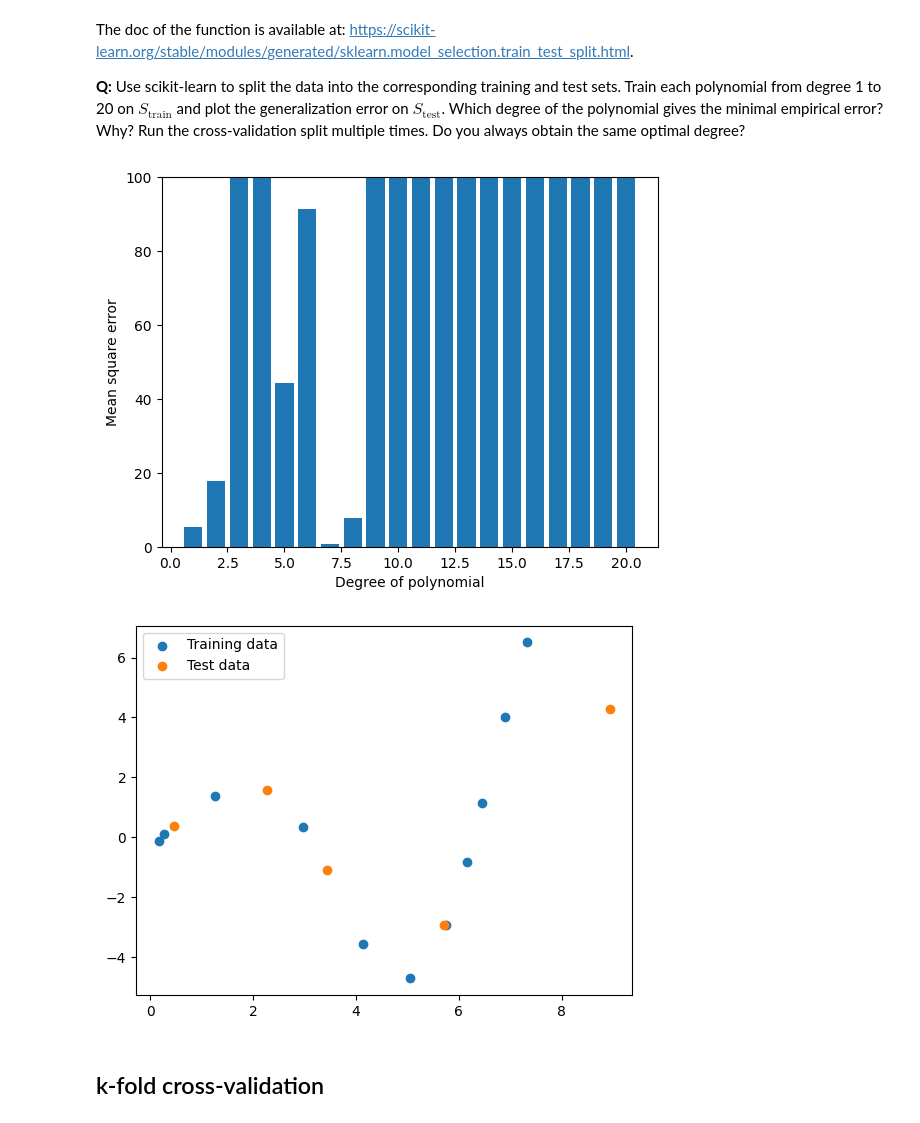
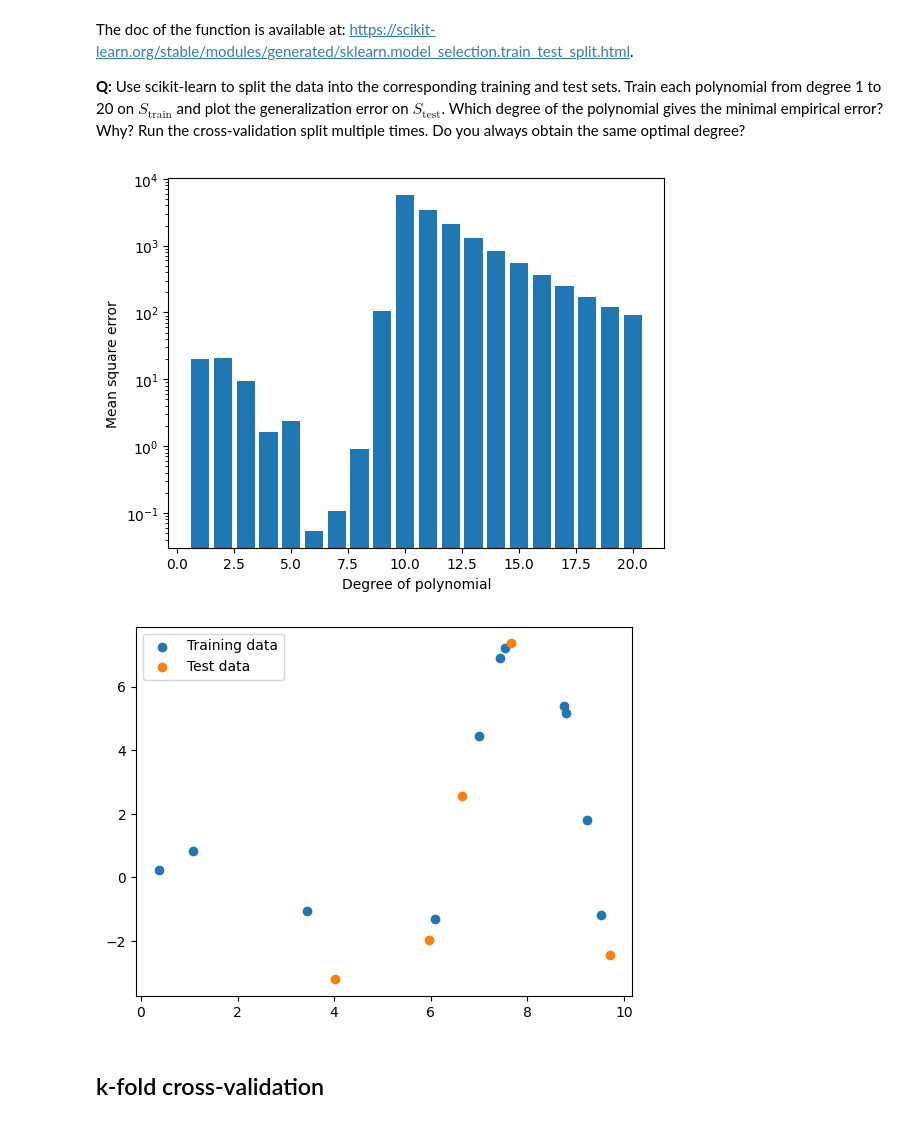
Before and after one commit to erichsdb/Neurocomputing, a Jupyter notebook: notebooks/5-Crossvalidation.ipynb, the cells around one changed output. Cells and saved outputs as stored; diff of their text form; code cells hidden in the pictures.

```diff
--- a/notebooks/5-Crossvalidation.ipynb
+++ b/notebooks/5-Crossvalidation.ipynb
@@ -168,33 +168,32 @@ The doc of the function is available at: <https://scikit-learn.org/stable/module
 # %%
 deg = [i for i in range(1, 21)]
 mse_dim = []
 
 X_train, X_test, y_train, y_test = train_test_split(X, t, test_size=0.3)
 
 
 for d in deg:
     w = np.polyfit(X_train, y_train, deg=d)
     y_pred = np.polyval(w, X_test)
 
     # calculate mse
     mse = np.mean((y_test - y_pred)**2)
     mse_dim.append(mse)
 
 # plot mse as bar chart
-plt.bar(deg, mse_dim)
-plt.ylim(0, 100)
+plt.bar(deg, mse_dim, log=1)
 plt.xlabel("Degree of polynomial")
 plt.ylabel("Mean square error")
 plt.show()
 
 # scatter the test and train data
 plt.scatter(X_train, y_train, label="Training data")
 plt.scatter(X_test, y_test, label="Test data")
 plt.legend()
 plt.show()
 # %% [output]
-[figure, old version]
+[figure, new version]
-[figure, old version]
+[figure, new version]
 # %% [markdown]
 ## k-fold cross-validation
 # %% [markdown]
```
